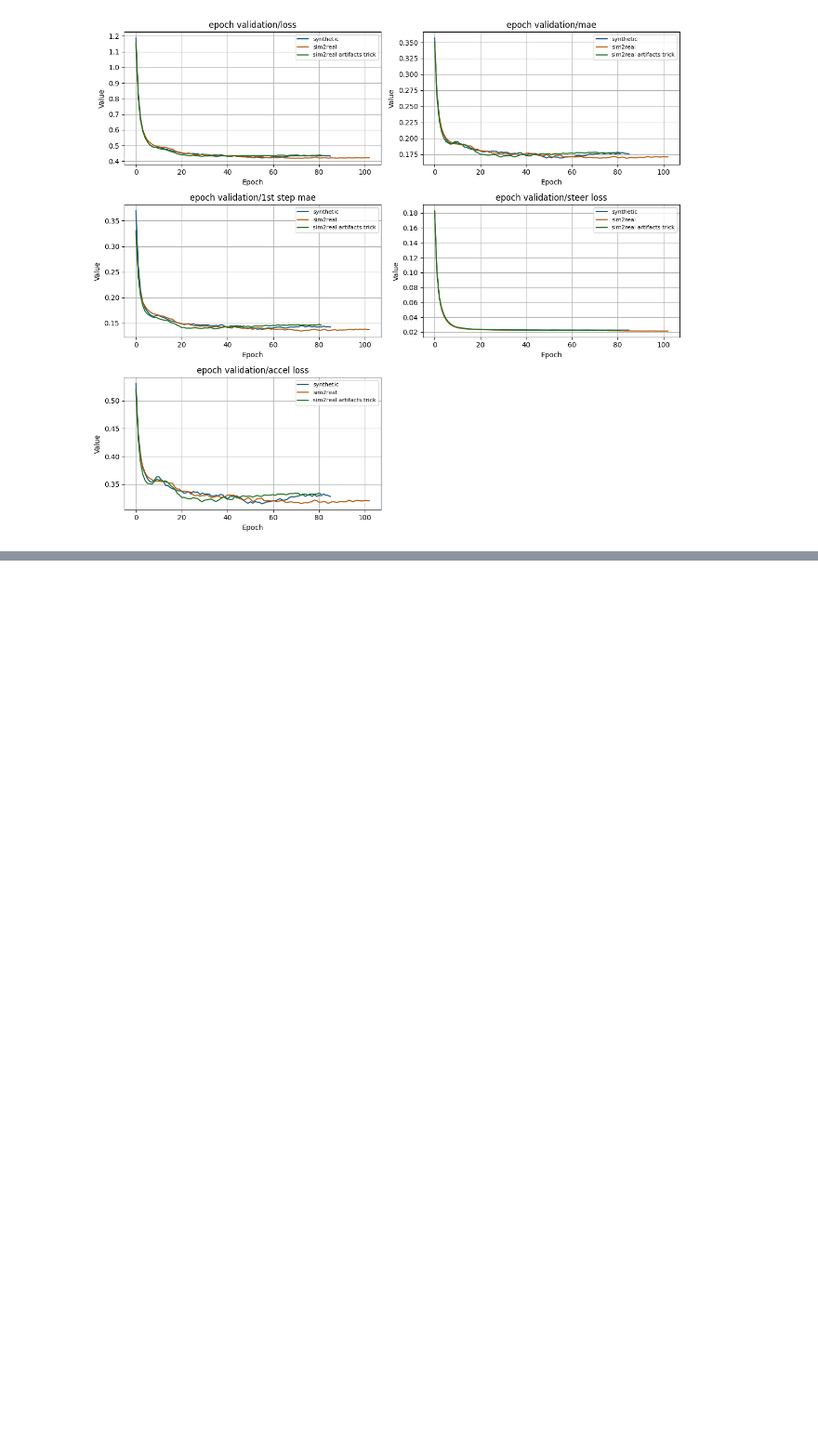
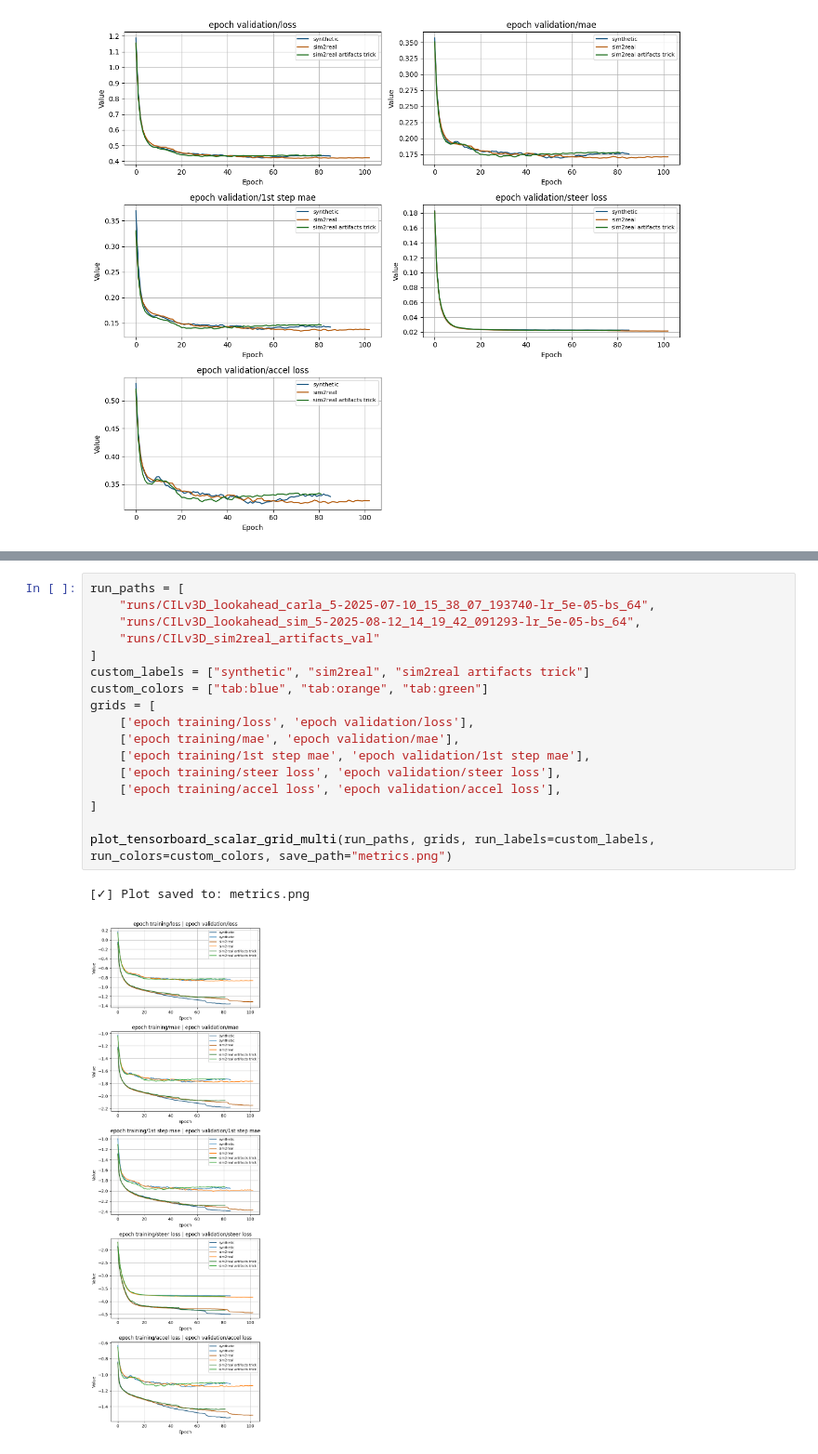
Before and after one commit to pAplakidis/R-CILv3D, a Jupyter notebook: RCILv3D/tensorbard_to_matplotlib.ipynb, the cells around one changed output, grey strips where cells are left out. Shown at 93% size. Drawn from its saved outputs; the diff is of its cells as text; blank space fills up the shorter version.

```diff
--- a/RCILv3D/tensorbard_to_matplotlib.ipynb
+++ b/RCILv3D/tensorbard_to_matplotlib.ipynb
@@ -329,0 +331,20 @@ plot_tensorboard_scalar_grid_multi(run_paths, grids, run_labels=custom_labels, r
+# %%
+run_paths = [
+    "runs/CILv3D_lookahead_carla_5-2025-07-10_15_38_07_193740-lr_5e-05-bs_64",
+    "runs/CILv3D_lookahead_sim_5-2025-08-12_14_19_42_091293-lr_5e-05-bs_64",
+    "runs/CILv3D_sim2real_artifacts_val"
+]
+custom_labels = ["synthetic", "sim2real", "sim2real artifacts trick"]
+custom_colors = ["tab:blue", "tab:orange", "tab:green"]
+grids = [
+    ['epoch training/loss', 'epoch validation/loss'],
+    ['epoch training/mae', 'epoch validation/mae'],
+    ['epoch training/1st step mae', 'epoch validation/1st step mae'],
+    ['epoch training/steer loss', 'epoch validation/steer loss'],
+    ['epoch training/accel loss', 'epoch validation/accel loss'],
+]
+
+plot_tensorboard_scalar_grid_multi(run_paths, grids, run_labels=custom_labels, run_colors=custom_colors, save_path="metrics.png")
+# %% [output]
+[✓] Plot saved to: metrics.png
+[figure, added]
```
Also changed, not shown: parts of 4 cells of this notebook, 5 other files.
